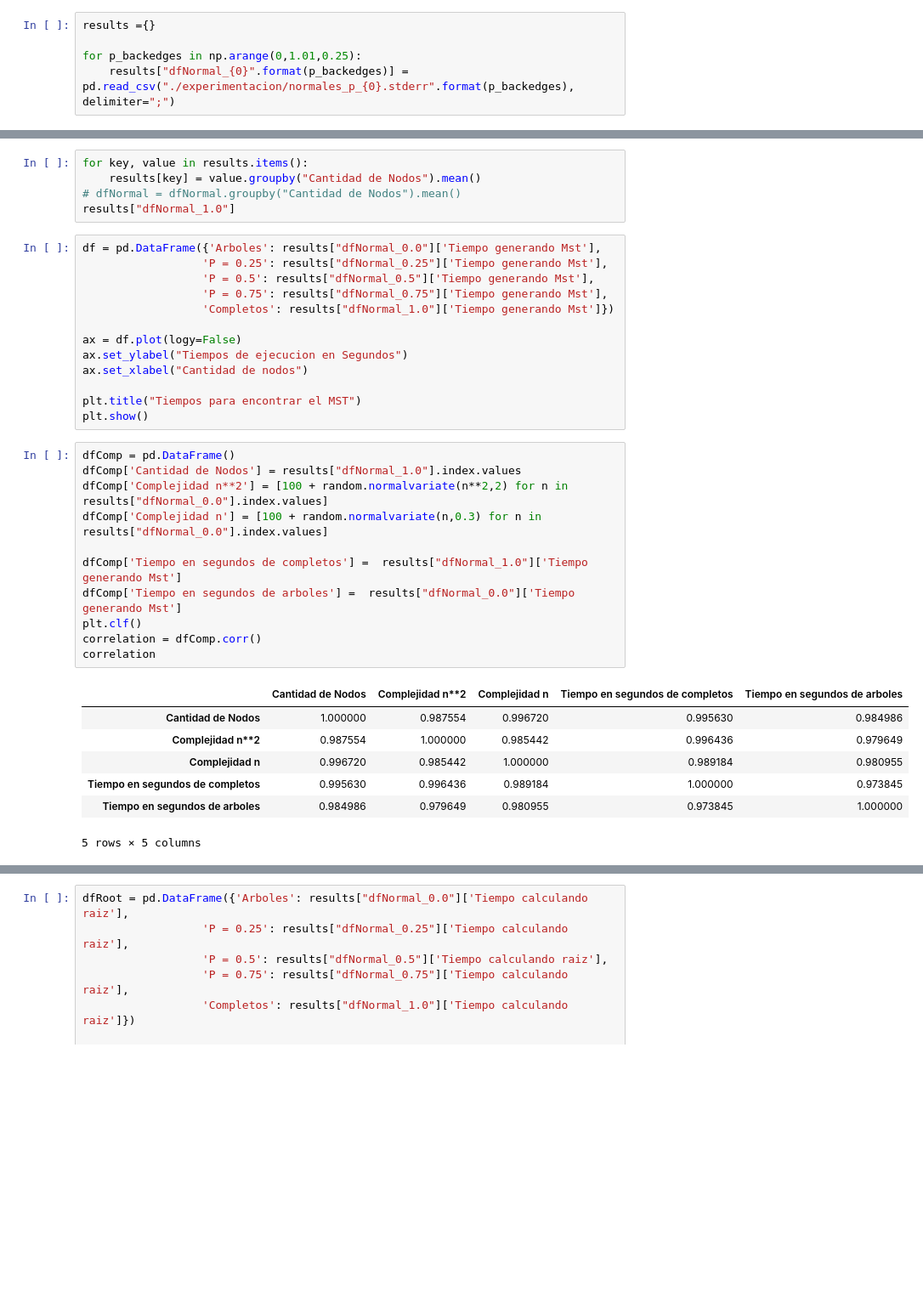
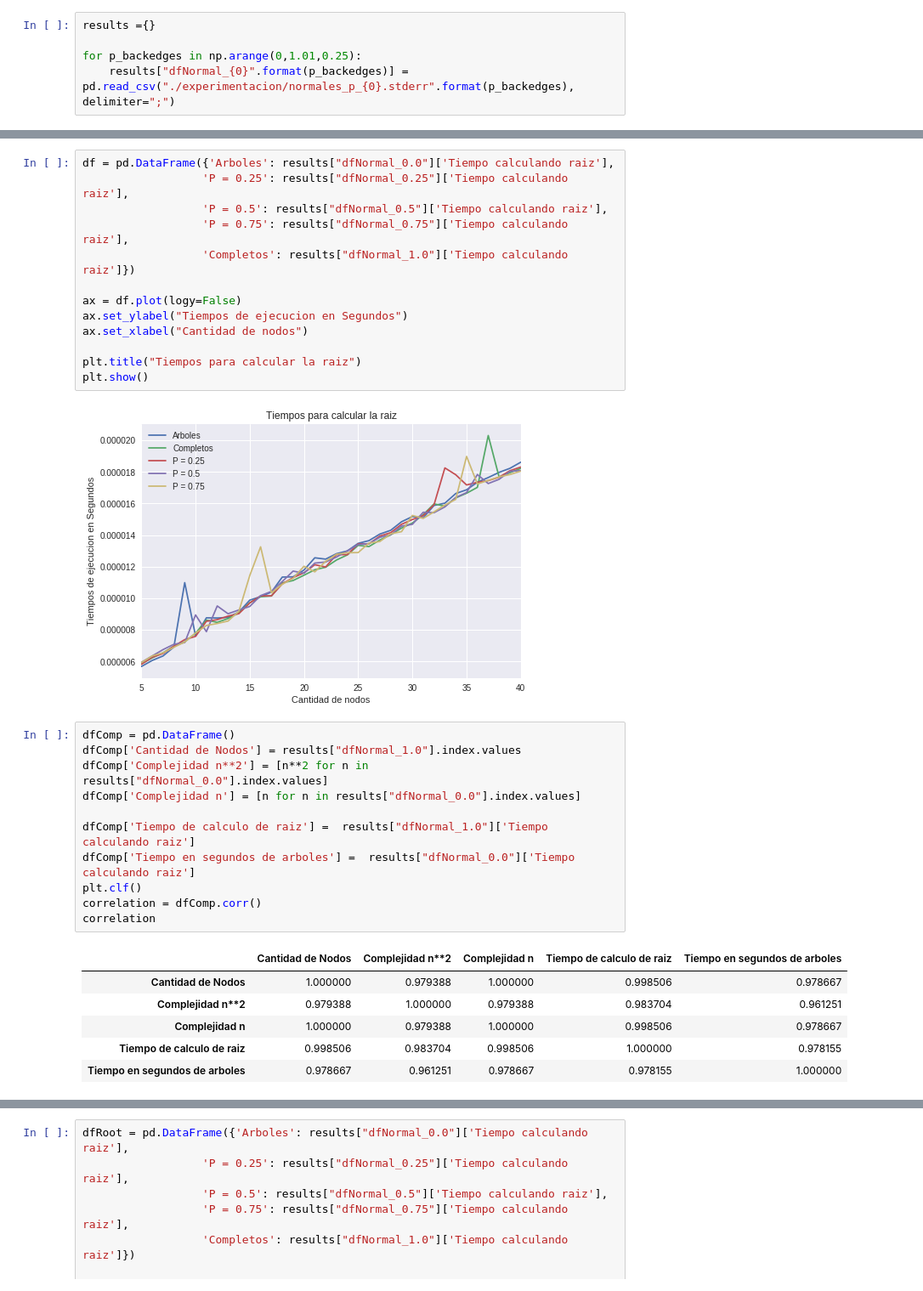
Before and after one commit to cat-j/startup2-algo3, a Jupyter notebook: ej2/generador_de_tests.ipynb, the cells around one changed output, grey strips where cells are left out. Shown at 85% size. Drawn from its saved outputs; the diff is of its cells as text; blank space fills up the shorter version.

Commit message:
grafico o(n) busqueda raiz

```diff
--- a/ej2/generador_de_tests.ipynb
+++ b/ej2/generador_de_tests.ipynb
@@ -160,38 +158,34 @@ results["dfNormal_1.0"]
-# %%
-for key, value in results.items():
-    results[key] = value.groupby("Cantidad de Nodos").mean()
-# dfNormal = dfNormal.groupby("Cantidad de Nodos").mean()
-results["dfNormal_1.0"]
 # %%
-df = pd.DataFrame({'Arboles': results["dfNormal_0.0"]['Tiempo generando Mst'],
-                  'P = 0.25': results["dfNormal_0.25"]['Tiempo generando Mst'],
-                  'P = 0.5': results["dfNormal_0.5"]['Tiempo generando Mst'],
-                  'P = 0.75': results["dfNormal_0.75"]['Tiempo generando Mst'],
-                  'Completos': results["dfNormal_1.0"]['Tiempo generando Mst']})
+df = pd.DataFrame({'Arboles': results["dfNormal_0.0"]['Tiempo calculando raiz'],
+                  'P = 0.25': results["dfNormal_0.25"]['Tiempo calculando raiz'],
+                  'P = 0.5': results["dfNormal_0.5"]['Tiempo calculando raiz'],
+                  'P = 0.75': results["dfNormal_0.75"]['Tiempo calculando raiz'],
+                  'Completos': results["dfNormal_1.0"]['Tiempo calculando raiz']})
 
 ax = df.plot(logy=False)
 ax.set_ylabel("Tiempos de ejecucion en Segundos")
 ax.set_xlabel("Cantidad de nodos")
 
-plt.title("Tiempos para encontrar el MST")
+plt.title("Tiempos para calcular la raiz")
 plt.show()
+# %% [output]
+[figure, added]
 # %%
 dfComp = pd.DataFrame()
 dfComp['Cantidad de Nodos'] = results["dfNormal_1.0"].index.values
-dfComp['Complejidad n**2'] = [100 + random.normalvariate(n**2,2) for n in results["dfNormal_0.0"].index.values]
-dfComp['Complejidad n'] = [100 + random.normalvariate(n,0.3) for n in results["dfNormal_0.0"].index.values]
+dfComp['Complejidad n**2'] = [n**2 for n in results["dfNormal_0.0"].index.values]
+dfComp['Complejidad n'] = [n for n in results["dfNormal_0.0"].index.values]
 
-dfComp['Tiempo en segundos de completos'] =  results["dfNormal_1.0"]['Tiempo generando Mst']
-dfComp['Tiempo en segundos de arboles'] =  results["dfNormal_0.0"]['Tiempo generando Mst']
+dfComp['Tiempo de calculo de raiz'] =  results["dfNormal_1.0"]['Tiempo calculando raiz']
+dfComp['Tiempo en segundos de arboles'] =  results["dfNormal_0.0"]['Tiempo calculando raiz']
 plt.clf()
 correlation = dfComp.corr()
 correlation
 # %% [output]
-|  | Cantidad de Nodos | Complejidad n**2 | Complejidad n | Tiempo en segundos de completos | Tiempo en segundos de arboles |
-| Cantidad de Nodos | 1.000000 | 0.987554 | 0.996720 | 0.995630 | 0.984986 |
-| Complejidad n**2 | 0.987554 | 1.000000 | 0.985442 | 0.996436 | 0.979649 |
-| Complejidad n | 0.996720 | 0.985442 | 1.000000 | 0.989184 | 0.980955 |
-| Tiempo en segundos de completos | 0.995630 | 0.996436 | 0.989184 | 1.000000 | 0.973845 |
-| Tiempo en segundos de arboles | 0.984986 | 0.979649 | 0.980955 | 0.973845 | 1.000000 |
+|  | Cantidad de Nodos | Complejidad n**2 | Complejidad n | Tiempo de calculo de raiz | Tiempo en segundos de arboles |
+| Cantidad de Nodos | 1.000000 | 0.979388 | 1.000000 | 0.998506 | 0.978667 |
+| Complejidad n**2 | 0.979388 | 1.000000 | 0.979388 | 0.983704 | 0.961251 |
+| Complejidad n | 1.000000 | 0.979388 | 1.000000 | 0.998506 | 0.978667 |
+| Tiempo de calculo de raiz | 0.998506 | 0.983704 | 0.998506 | 1.000000 | 0.978155 |
+| Tiempo en segundos de arboles | 0.978667 | 0.961251 | 0.978667 | 0.978155 | 1.000000 |
-5 rows × 5 columns
 # %%
```
Also changed, not shown: parts of 3 cells of this notebook.
